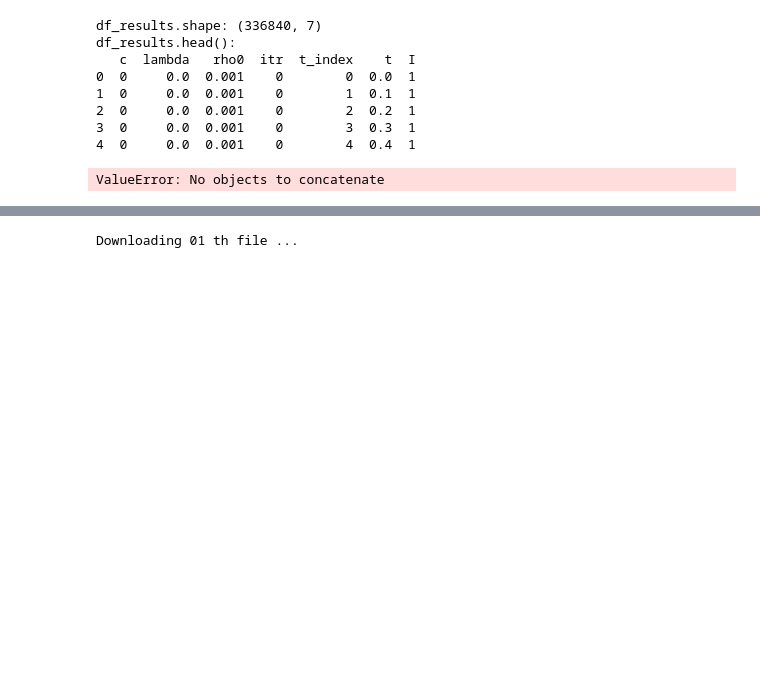
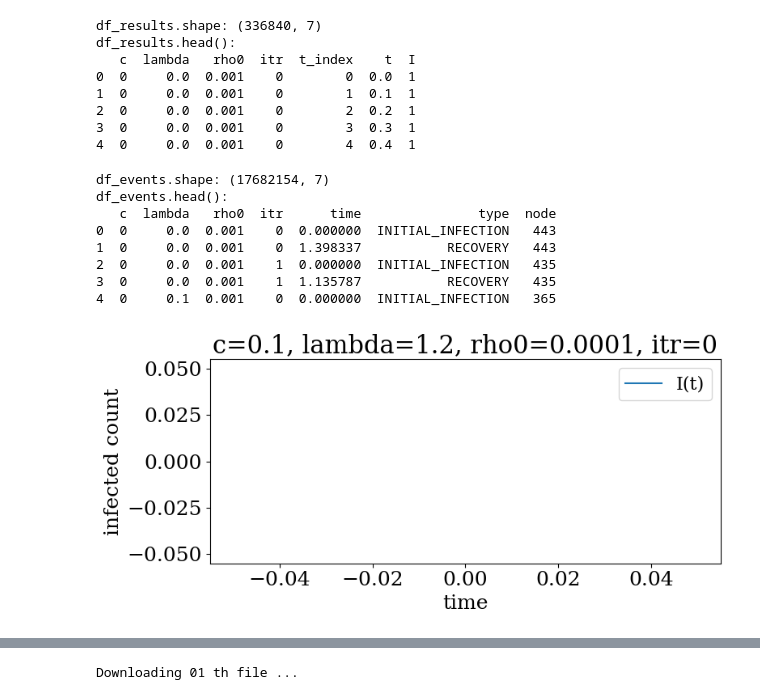
Before and after one commit to Kojirouuuu/trend-sar, a Jupyter notebook: notebook/continuous_SIS.ipynb, the cells around one changed output, grey strips where cells are left out. Drawn from its saved outputs; the diff is of its cells as text; code cells hidden in the pictures; blank space fills up the shorter version.

```diff
--- a/notebook/continuous_SIS.ipynb
+++ b/notebook/continuous_SIS.ipynb
@@ -89,14 +89,63 @@ df_results.head():
 3  0     0.0  0.001    0        3  0.3  1
 4  0     0.0  0.001    0        4  0.4  1
 # %%
-event_files = sorted(glob.glob(os.path.join(output_path, "event_*.csv")))
+event_files = sorted(glob.glob(os.path.join(output_path, "events_*.csv")))
 
-df_event = pd.concat(
+df_events = pd.concat(
     (pd.read_csv(f) for f in event_files),
     ignore_index=True
 )
 
-print(f"df_event.shape: {df_event.shape}")
-print(f"df_event.head(): \n{df_event.head()}")
+print(f"df_events.shape: {df_events.shape}")
+print(f"df_events.head(): \n{df_events.head()}")
 # %% [output]
-ValueError: No objects to concatenate
+df_events.shape: (17682154, 7)
+df_events.head():
+   c  lambda   rho0  itr      time               type  node
+0  0     0.0  0.001    0  0.000000  INITIAL_INFECTION   443
+1  0     0.0  0.001    0  1.398337           RECOVERY   443
+2  0     0.0  0.001    1  0.000000  INITIAL_INFECTION   435
+3  0     0.0  0.001    1  1.135787           RECOVERY   435
+4  0     0.1  0.001    0  0.000000  INITIAL_INFECTION   365
+# %%
+# パラメータを選択
+c_val = 0.1
+lambda_val = 1.2
+rho0_val = 1/10000
+itr = 0
+
+# 該当ランの時系列とイベント抽出
+ts = df_results[
+    (df_results.c == c_val) &
+    (df_results['lambda'] == lambda_val) &
+    (df_results.rho0 == rho0_val) &
+    (df_results.itr == itr)
+]
+
+ev = df_events[
+    (df_events.c == c_val) &
+    (df_events['lambda'] == lambda_val) &
+    (df_events.rho0 == rho0_val) &
+    (df_events.itr == itr)
+]
+
+# 時系列を描画
+plt.figure(figsize=(8,4))
+plt.plot(ts['t'], ts['I'], label='I(t)')
+
+# イベントを種類ごとにマーカー表示
+for etype, marker in [('INITIAL_INFECTION','o'),('INFECTION','^'),('RECOVERY','v')]:
+    sub = ev[ev.type == etype]
+    if not sub.empty:
+        plt.scatter(sub['time'],
+                    [ts['I'].iloc[(sub['time']/0.1).round().astype(int).clip(0, len(ts)-1)]]*len(sub),
+                    marker=marker, label=etype, s=30)
+
+plt.xlabel("time")
+plt.ylabel("infected count")
+plt.title(f"c={c_val}, lambda={lambda_val}, rho0={rho0_val}, itr={itr}")
+plt.legend()
+plt.tight_layout()
+plt.show()
+# %% [output]
+[figure, added]
```
Also changed, not shown: parts of 1 cell of this notebook, 2 other files.
